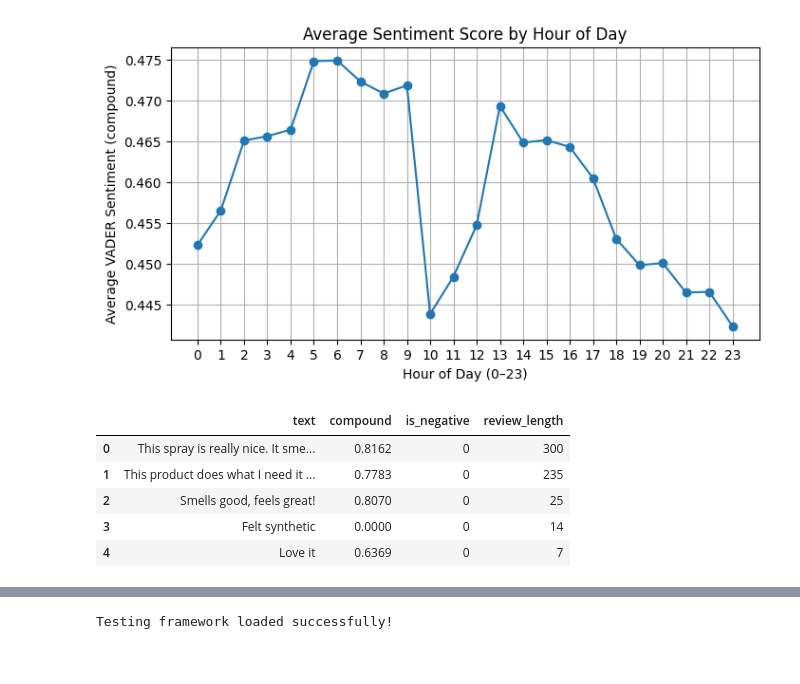
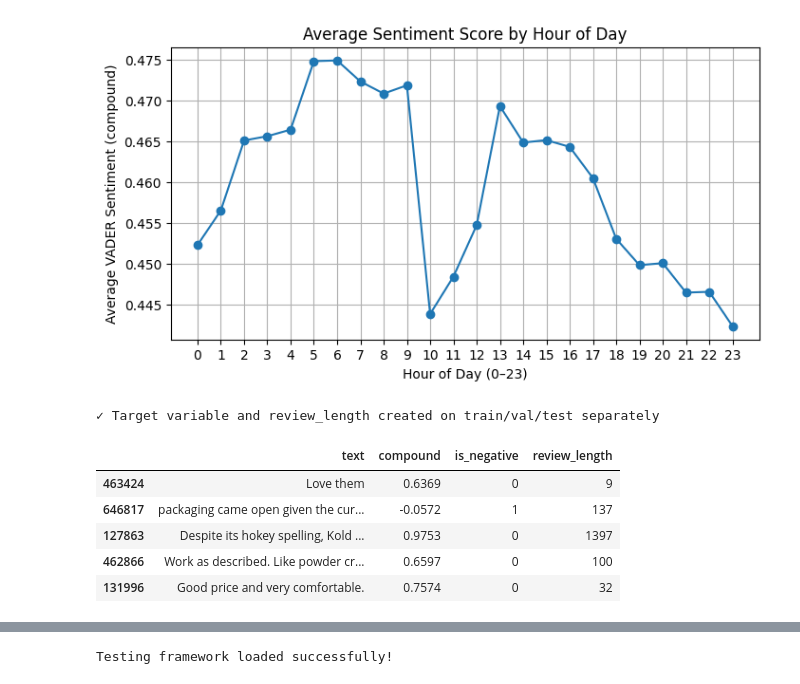
Before and after one commit to Abooshy-Taher/GRAD699-Sentiment-Analysis, a Jupyter notebook: Week 2/VSCodeExperiment.ipynb, the cells around one changed output, grey strips where cells are left out. Cells and saved outputs as stored; diff of their text form; code cells hidden in the pictures.

```diff
--- a/Week 2/VSCodeExperiment.ipynb
+++ b/Week 2/VSCodeExperiment.ipynb
@@ -119,5 +170,5 @@ df.head()
 # %%
-# VADER scoring compound
+# VADER scoring compound - Apply to each split separately to avoid data leakage
 # VADER sentiment analyzer (already imported in Cell 1)
 analyzer = SentimentIntensityAnalyzer()
 
@@ -127,8 +178,12 @@ def get_compound(text):
     scores = analyzer.polarity_scores(str(text))
     return scores['compound']
 
-# Sentiment scoring
-df['compound'] = df['text'].apply(get_compound)
+# Apply sentiment scoring separately to each split
+print("Calculating VADER compound scores...")
+df_train['compound'] = df_train['text'].apply(get_compound)
+df_val['compound'] = df_val['text'].apply(get_compound)
+df_test['compound'] = df_test['text'].apply(get_compound)
 
-df[['text', 'rating', 'review_hour', 'compound']].head()
+print("✓ VADER scores calculated on train/val/test separately")
+df_train[['text', 'rating', 'review_hour', 'compound']].head()
 # %% [output]
@@ -210,19 +269,29 @@ plt.show()
 # %% [output]
 [figure]
 # %%
-# Binary target variable
-df["is_negative"] = (df["compound"] < -0.05).astype(int)
+# Binary target variable - Create on each split separately
+# Define threshold based on train set only to avoid data leakage
+threshold = -0.05
 
-# Also add review length (a useful feature)
-df["review_length"] = df["text"].astype(str).str.len()
+# Create is_negative and review_length on each split
+df_train["is_negative"] = (df_train["compound"] < threshold).astype(int)
+df_train["review_length"] = df_train["text"].astype(str).str.len()
 
-df[["text", "compound", "is_negative", "review_length"]].head()
+df_val["is_negative"] = (df_val["compound"] < threshold).astype(int)
+df_val["review_length"] = df_val["text"].astype(str).str.len()
+
+df_test["is_negative"] = (df_test["compound"] < threshold).astype(int)
+df_test["review_length"] = df_test["text"].astype(str).str.len()
+
+print("✓ Target variable and review_length created on train/val/test separately")
+df_train[["text", "compound", "is_negative", "review_length"]].head()
 # %% [output]
+✓ Target variable and review_length created on train/val/test separately
 |  | text | compound | is_negative | review_length |
-| 0 | This spray is really nice. It sme... | 0.8162 | 0 | 300 |
-| 1 | This product does what I need it ... | 0.7783 | 0 | 235 |
-| 2 | Smells good, feels great! | 0.8070 | 0 | 25 |
-| 3 | Felt synthetic | 0.0000 | 0 | 14 |
-| 4 | Love it | 0.6369 | 0 | 7 |
+| 463424 | Love them | 0.6369 | 0 | 9 |
+| 646817 | packaging came open given the cur... | -0.0572 | 1 | 137 |
+| 127863 | Despite its hokey spelling, Kold ... | 0.9753 | 0 | 1397 |
+| 462866 | Work as described. Like powder cr... | 0.6597 | 0 | 100 |
+| 131996 | Good price and very comfortable. | 0.7574 | 0 | 32 |
 # %%
 # Baseline model without time-of-day
```
Also changed, not shown: parts of 18 cells of this notebook, 2 other files.
